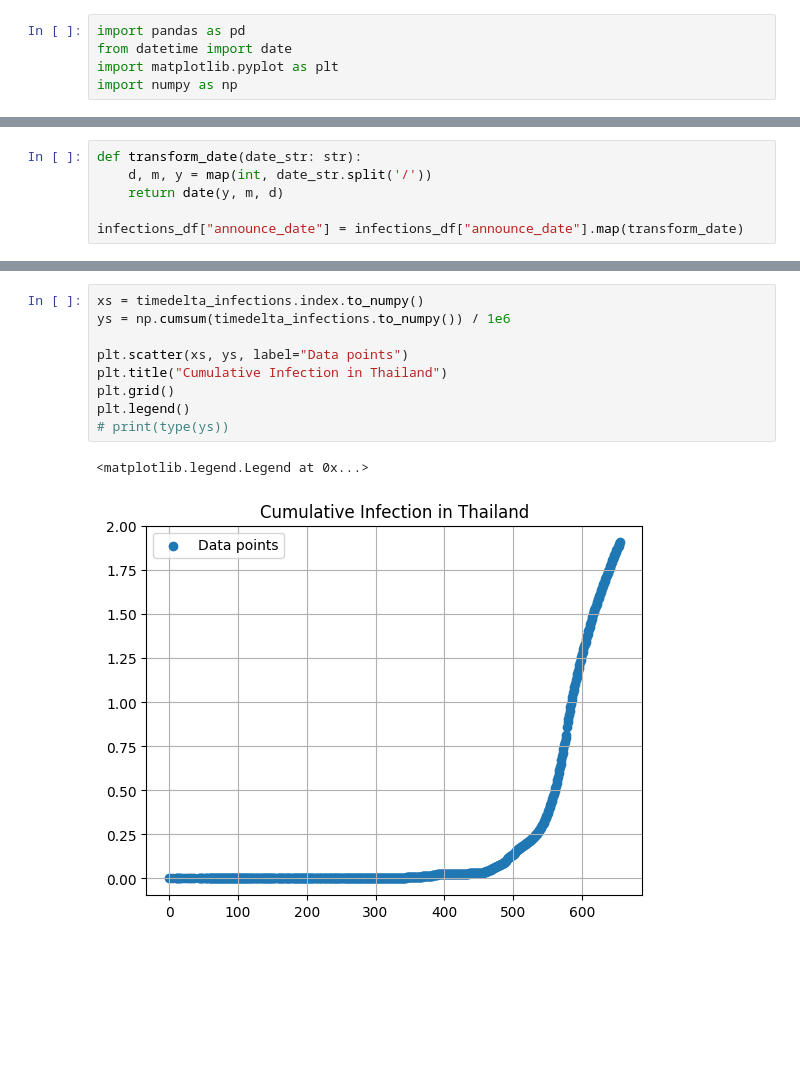
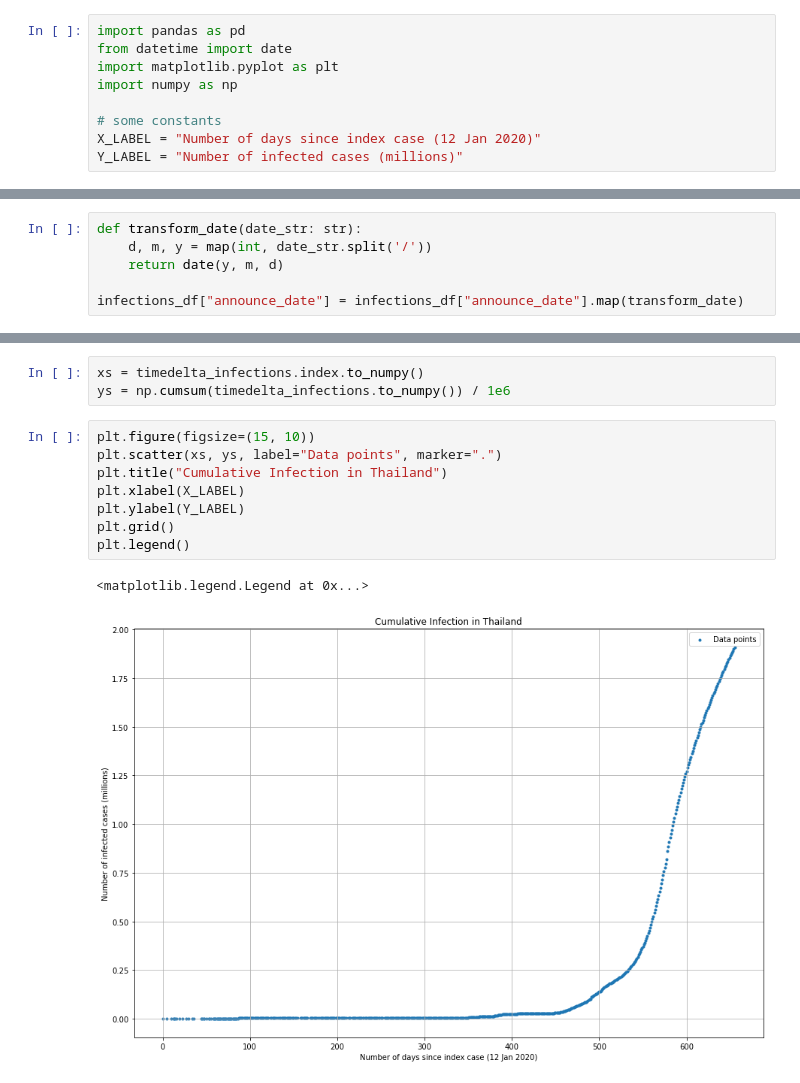
Before and after one commit to justnawat/covid19-infection-modeling, a Jupyter notebook: COVID-19 Modeling.ipynb, the cells around one changed output, grey strips where cells are left out. Saved outputs shown, nothing was run; the diff lists cells and outputs as text; blank space fills up the shorter version.

```diff
--- a/COVID-19 Modeling.ipynb
+++ b/COVID-19 Modeling.ipynb
@@ -3,3 +3,7 @@ import pandas as pd
 from datetime import date
 import matplotlib.pyplot as plt
 import numpy as np
+
+# some constants
+X_LABEL = "Number of days since index case (12 Jan 2020)"
+Y_LABEL = "Number of infected cases (millions)"
@@ -39,12 +45,14 @@ Name: infected, Length: 600, dtype: int64
+# %%
+xs = timedelta_infections.index.to_numpy()
+ys = np.cumsum(timedelta_infections.to_numpy()) / 1e6
 # %%
-xs = timedelta_infections.index.to_numpy()
-ys = np.cumsum(timedelta_infections.to_numpy()) / 1e6
-
-plt.scatter(xs, ys, label="Data points")
+plt.figure(figsize=(15, 10))
+plt.scatter(xs, ys, label="Data points", marker=".")
 plt.title("Cumulative Infection in Thailand")
+plt.xlabel(X_LABEL)
+plt.ylabel(Y_LABEL)
 plt.grid()
 plt.legend()
-# print(type(ys))
 # %% [output]
 <matplotlib.legend.Legend at 0x...>
-[figure, old version]
+[figure, new version]
```
Also changed, not shown: parts of 16 cells of this notebook.
